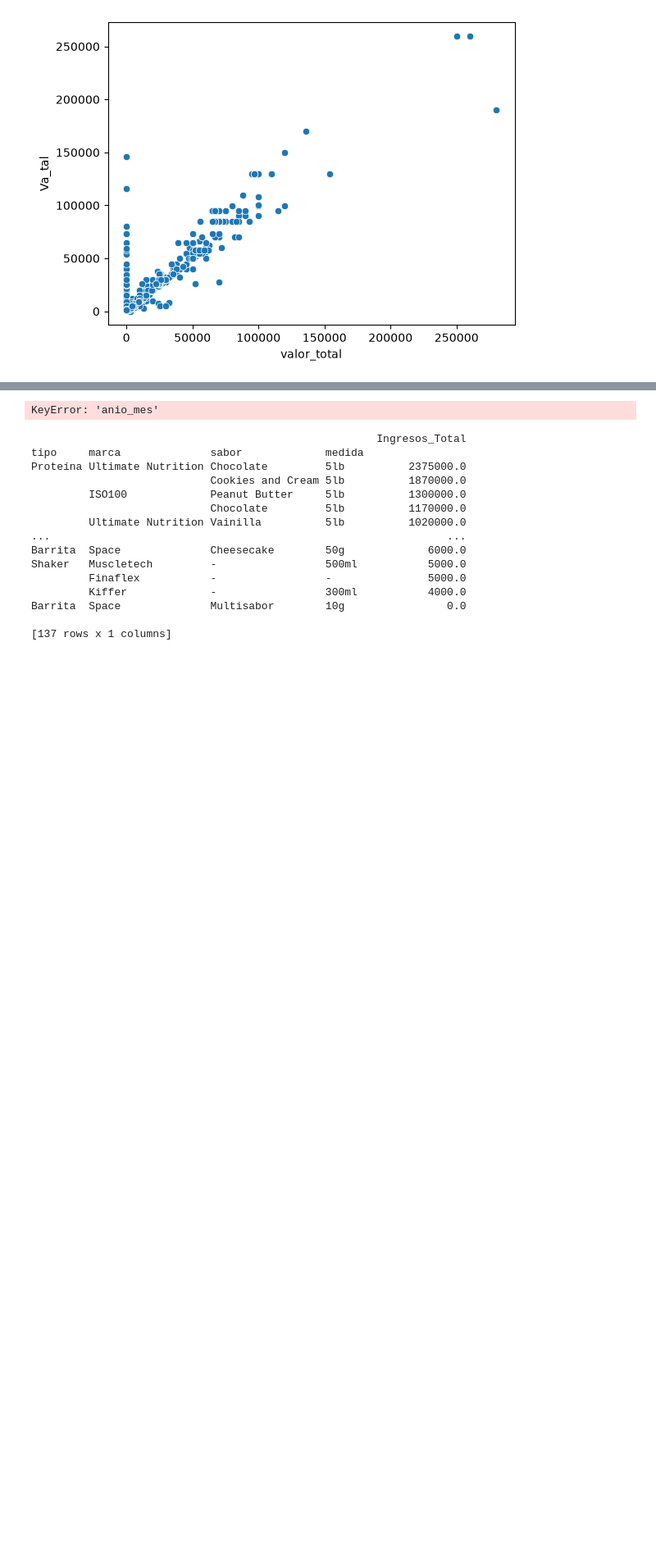
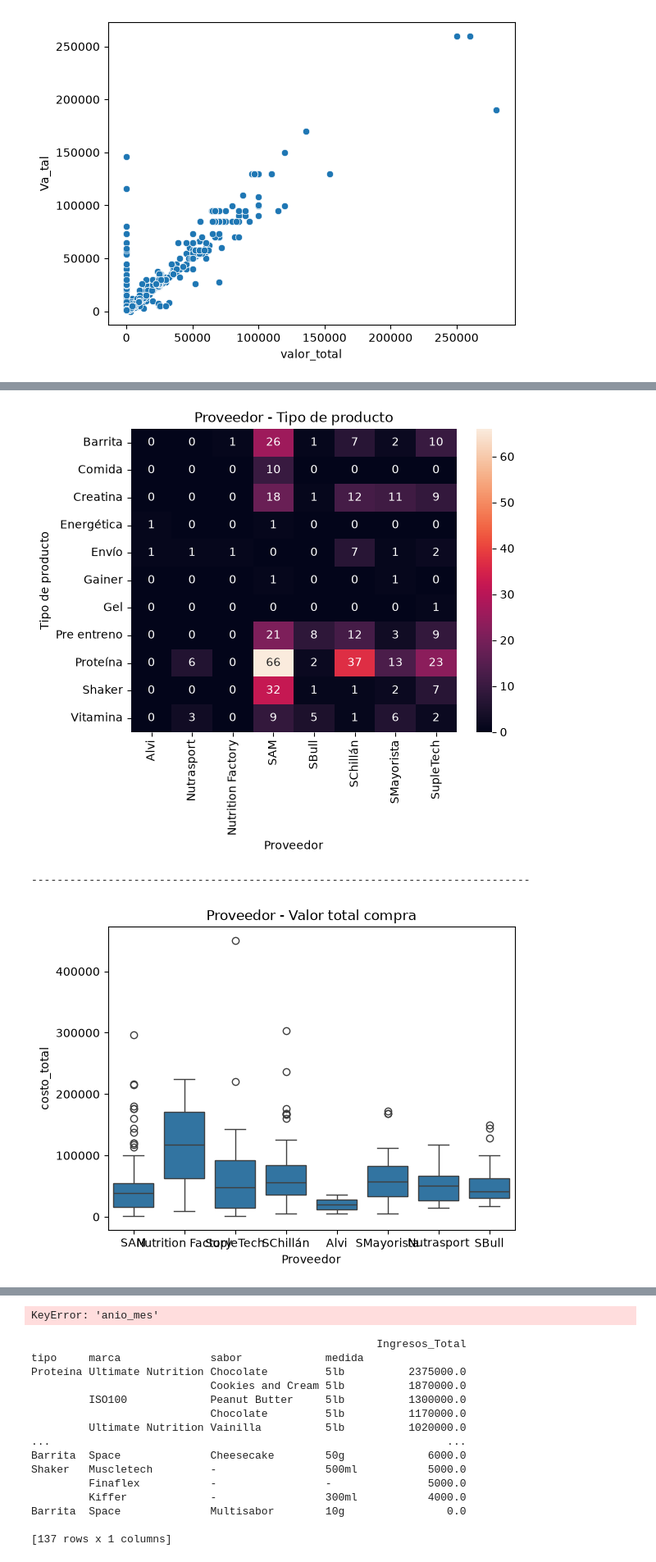
Before and after one commit to marcospnur/Bravos_Nutrition, a Jupyter notebook: Analisis de datos.ipynb, the cells around one changed output, grey strips where cells are left out. Shown at 82% size. Cells and saved outputs as stored; diff of their text form; code cells hidden in the pictures; blank space fills up the shorter version.

Commit message:
EDA Bivariado Compras Terminado

```diff
--- a/Analisis de datos.ipynb
+++ b/Analisis de datos.ipynb
@@ -640,0 +624,39 @@ Text(37.722222222222214, 0.5, 'Número de Compras')
+# %%
+## Análisis Bivariado Compras
+# Proveedor - Tipo de producto
+sn.heatmap(pd.crosstab(panel_compras["tipo"], panel_compras["Proveedor"]), annot=True, fmt="d")
+plt.title("Proveedor - Tipo de producto")
+plt.ylabel("Tipo de producto")
+plt.xlabel("Proveedor")
+plt.show()
+print("------------------------------------------------------------------------------")
+# Proveedor - Costo Total
+sn.boxplot(x="Proveedor", y="costo_total", data=panel_compras)
+plt.title("Proveedor - Valor total compra")
+plt.show()
+
+# Valor total - Tipo de producto
+sn.boxplot(x="costo_total", y="tipo", data=panel_compras)
+plt.show()
+
+# Unidades Compras - Marca de proteína
+sn.barplot(data=panel_compras[panel_compras["tipo"] == "Proteína"], x="unidades", y="marca", estimator=sum)
+plt.show()
+
+# Costo total - Unidades compras
+sn.scatterplot(data=panel_compras, x="costo_total", y="unidades", hue="tipo")
+plt.show()
+
+# Costo total - Costo
+sn.scatterplot(data=panel_compras, x="costo_total", y="costo_unidad")
+plt.show()
+
+# Valor total real - Valor total teorico
+cos_tal=panel_compras["costo_unidad"]*panel_compras["unidades"]
+sn.scatterplot(data=panel_compras, x="costo_total", y=cos_tal)
+plt.ylabel("cos_tal")
+plt.show()
+# %% [output]
+[figure, added]
+------------------------------------------------------------------------------
+[figure, added]
```
Also changed, not shown: parts of 6 cells of this notebook.
